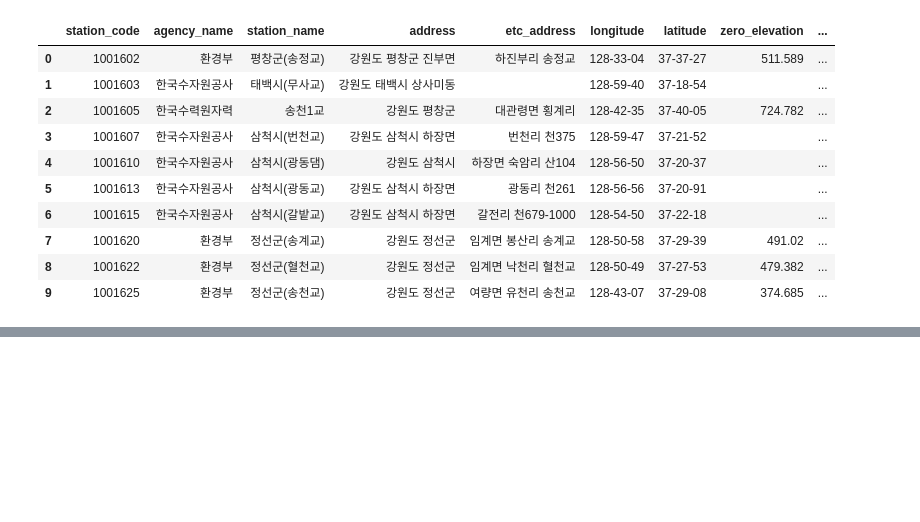
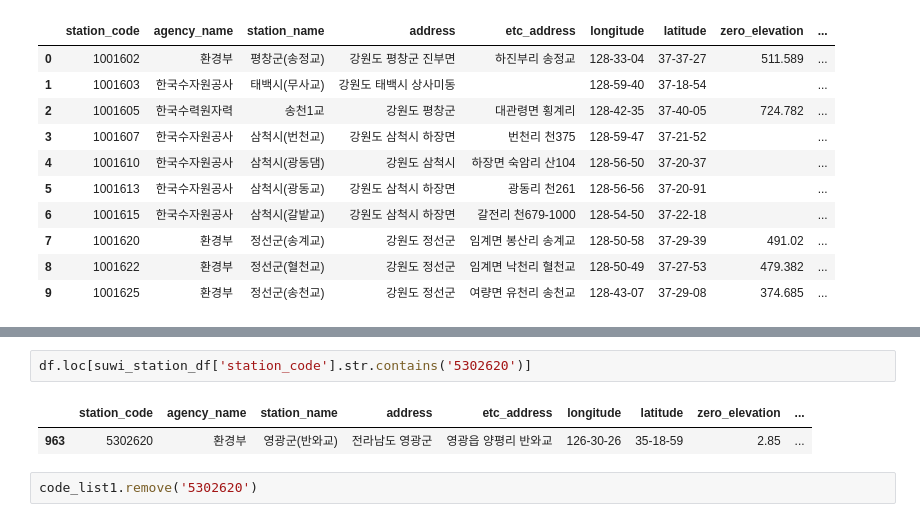
Before and after one commit to bigdata-course-KU-team11/Data_collection, a Jupyter notebook: data/수위_관측소_api.ipynb, the cells around one changed output, grey strips where cells are left out. Saved outputs shown, nothing was run; the diff lists cells and outputs as text; blank space fills up the shorter version.

```diff
--- a/data/수위_관측소_api.ipynb
+++ b/data/수위_관측소_api.ipynb
@@ -139,0 +307,7 @@ suwi_station_df
+# %%
+df.loc[suwi_station_df['station_code'].str.contains('5302620')]
+# %% [output]
+|  | station_code | agency_name | station_name | address | etc_address | longitude | latitude | zero_elevation | ... |
+| 963 | 5302620 | 환경부 | 영광군(반와교) | 전라남도 영광군 | 영광읍 양평리 반와교 | 126-30-26 | 35-18-59 | 2.85 | ... |
+# %%
+code_list1.remove('5302620')
```
Also changed, not shown: parts of 23 cells of this notebook.
